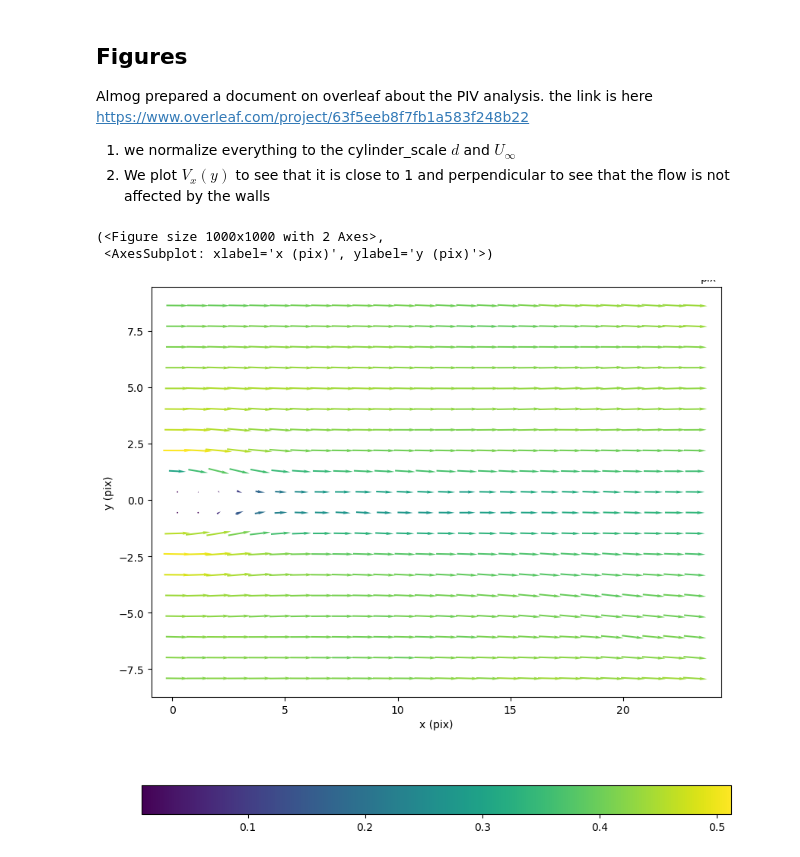
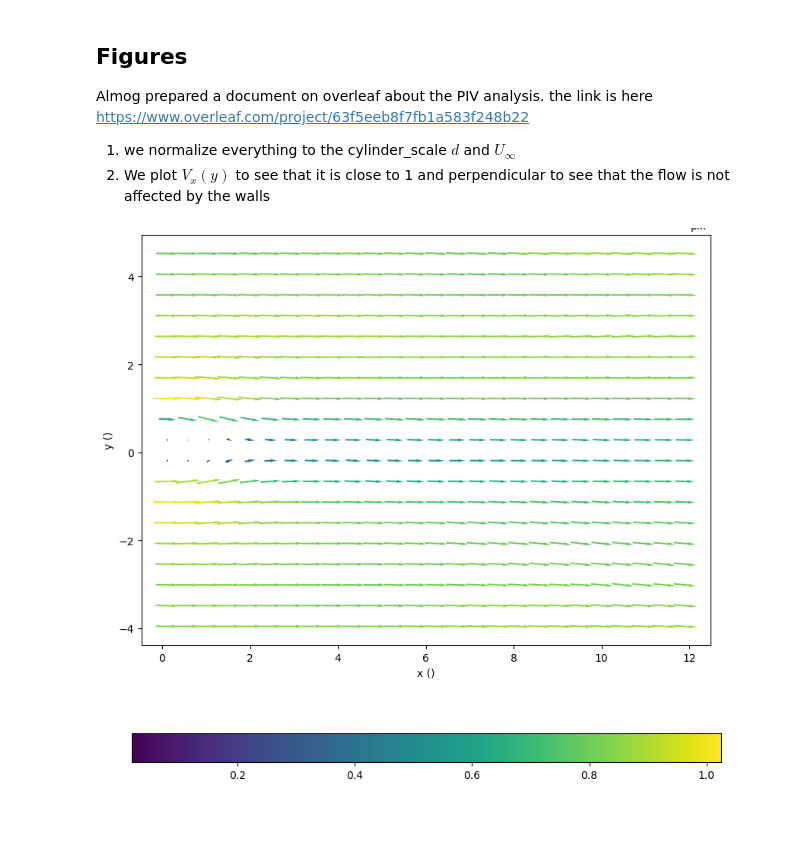
Before and after one commit to alexlib/almog_piv, a Jupyter notebook: notebooks/post_analysis_Feb-15_run1.ipynb, the cells around one changed output. Saved outputs shown, nothing was run; the diff lists cells and outputs as text; code cells hidden in the pictures; blank space fills up the shorter version.

Commit message:
updated mid point using just average of y (maybe need to mark on the image?)

```diff
--- a/notebooks/post_analysis_Feb-15_run1.ipynb
+++ b/notebooks/post_analysis_Feb-15_run1.ipynb
@@ -21,13 +20,13 @@ root_path = pathlib.Path('/media/user/ExtremePro/almog/feb15-')
 analysis_path = root_path / 'Analysis'
 image_path = root_path / 'RawData'
 
-# run 1:
+
 run_no = 1
 first_file = 100
 num_files = 100
-d = 10 # mm
+d = 19.5 # mm
+U_theo = 26.84 # mm/s
 
 
 list_files = sorted(analysis_path.rglob('feb15-000*.vec'))
 netcdf_file = f'../data/feb15_run{run_no}.nc'
-res_png = f'../results/feb15-run{run_no}.png'
@@ -119,41 +47,48 @@ https://www.overleaf.com/project/63f5eeb8f7fb1a583f248b22
 # %%
-# non dimensionalization
-# ds is scaled above, but not completely, to comply with images
 
-ds = xr.load_dataset(netcdf_file)
+# Run 2 is scaled already by Insight. Careful !!!!
 
 # we measured
 mm_scale = 230 # mm
 pix_scale = 3204 # pix, see above
 dt = 10000e-6 # 10,000 microseconds = 10 msec = 0.01 sec
+
 
 # ds = ds.piv.set_scale(mm_scale/pix_scale)
 # ds = ds.piv.set_delta_t(dt)
 ds['u'] = ds['u']*mm_scale/pix_scale
 ds['v'] = ds['v']*mm_scale/pix_scale
 ds['u'] = ds.u / dt
 ds['v'] = ds.v / dt
 
 # # now size is in mm and velocity in m/s
 
 ave = ds.piv.average
 
 
 ave['x'] = ave['x']*mm_scale/pix_scale / d # in mm, so it's now dimensionless
 ave['y'] = ave['y']*mm_scale/pix_scale / d
 
+# ave['x'] = ave['x'] / d # in mm, so it's now dimensionless
+# ave['y'] = ave['y'] / d
+
+
 ave['x'] = ave['x'].max() - ave['x']
-ave['y'] = ave['y'] - 9
+
+middle = ave['y'].max()/2
+ave['y'] = ave['y'] - middle
 
 ave['u'] = -1*ave['u']
 
-U_infty = 53.68 # mm/s, see  overleaf document, table 2
-ave['u'] = ave['u'] / U_infty
-ave['v'] = ave['v'] / U_infty
+
+ave['u'] = ave['u'] / U_theo
+ave['v'] = ave['v'] / U_theo
 
 
+fig = plt.figure()
+ave['x'].attrs['units'] = ''
+ave['y'].attrs['units'] = ''
 ave.piv.quiver(arrScale = 20,colorbar=True, colorbar_orient='horizontal', nthArr = 4, cmap='viridis')
+fig.savefig(f'../results/feb15-run{run_no}_piv_map.png')
 # %% [output]
-(<Figure size 1000x1000 with 2 Axes>,
- <AxesSubplot: xlabel='x (pix)', ylabel='y (pix)'>)
-[figure, old version]
+[figure, new version]
```
Also changed, not shown: parts of 15 cells of this notebook, 2 other files.
